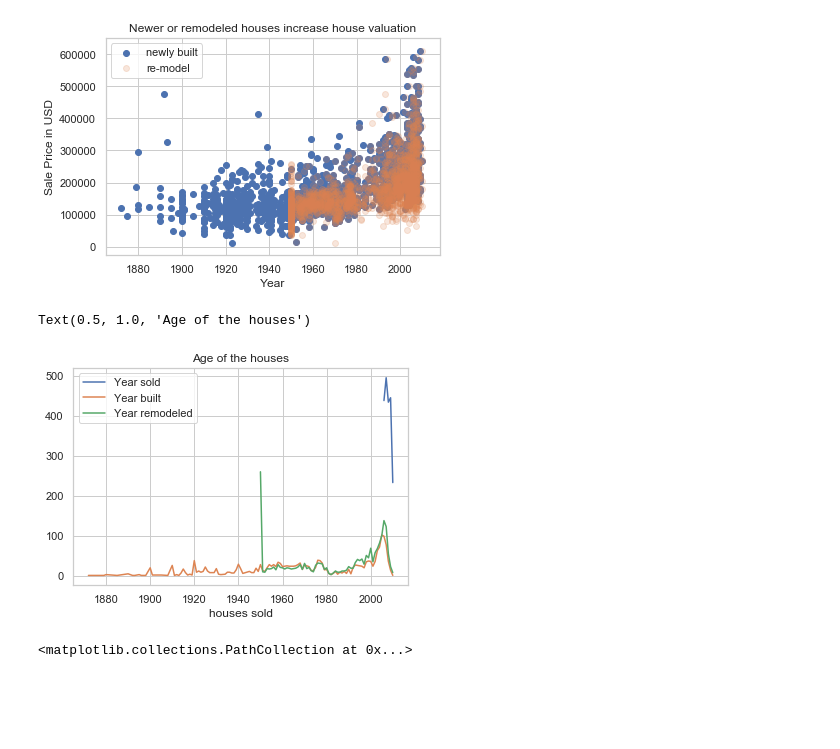
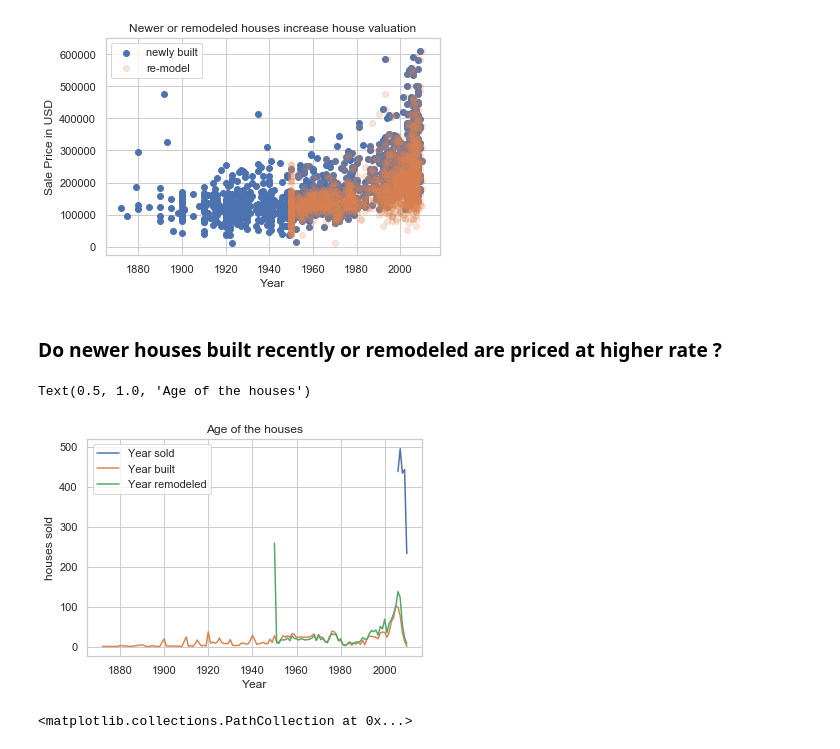
Before and after one commit to meghazavar/predict-_home_prices_regression, a Jupyter notebook: code/02 -EDA.ipynb, the cells around one changed output. Drawn from its saved outputs; the diff is of its cells as text; code cells hidden in the pictures; blank space fills up the shorter version.

```diff
--- a/code/02 -EDA.ipynb
+++ b/code/02 -EDA.ipynb
@@ -23,0 +117,3 @@ Series([], dtype: float64)
+# %%
+# deleting the two homes with no sew, not good representaion
+train_cleaned_df =train_cleaned_df[train_cleaned_df['ord_Utilities'] == 'AllPub']
@@ -135,14 +261,16 @@ plt.title ('Newer or remodeled houses increase house valuation')
 # %% [output]
 Text(0.5, 1.0, 'Newer or remodeled houses increase house valuation')
 [figure]
+# %% [markdown]
+### Do newer houses built recently or remodeled are priced at higher rate ?
 # %%
 plt.plot(train_cleaned_df['Yr Sold'].value_counts().sort_index(),label ='Year sold')
 plt.plot(train_cleaned_df['Year Built'].value_counts().sort_index(),label ='Year built')
 plt.plot(train_cleaned_df['Year Remod/Add'].value_counts().sort_index(),label ='Year remodeled')
 plt.xlabel('Year')
-plt.xlabel('houses sold')
+plt.ylabel('houses sold')
 plt.legend()
 plt.title("Age of the houses")
 # %% [output]
 Text(0.5, 1.0, 'Age of the houses')
-[figure, old version]
+[figure, new version]
```
Also changed, not shown: parts of 52 cells of this notebook, 8 other files.
